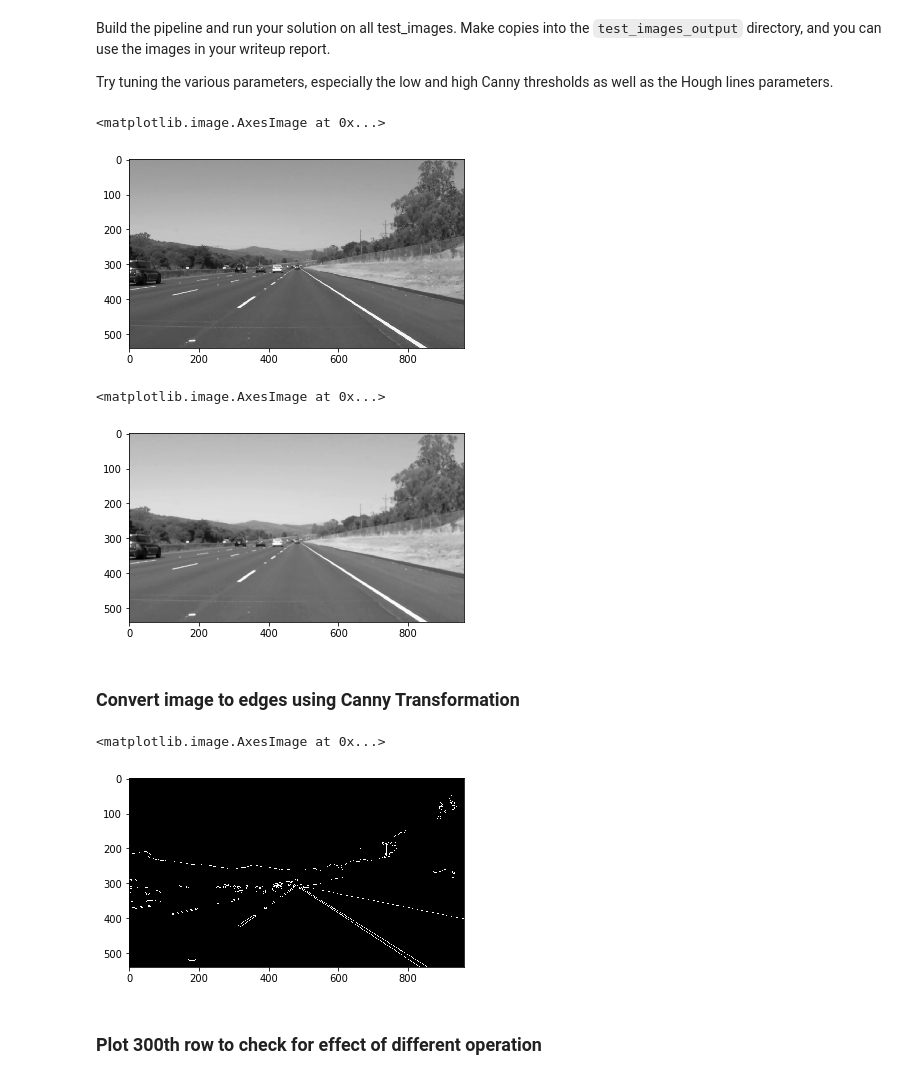
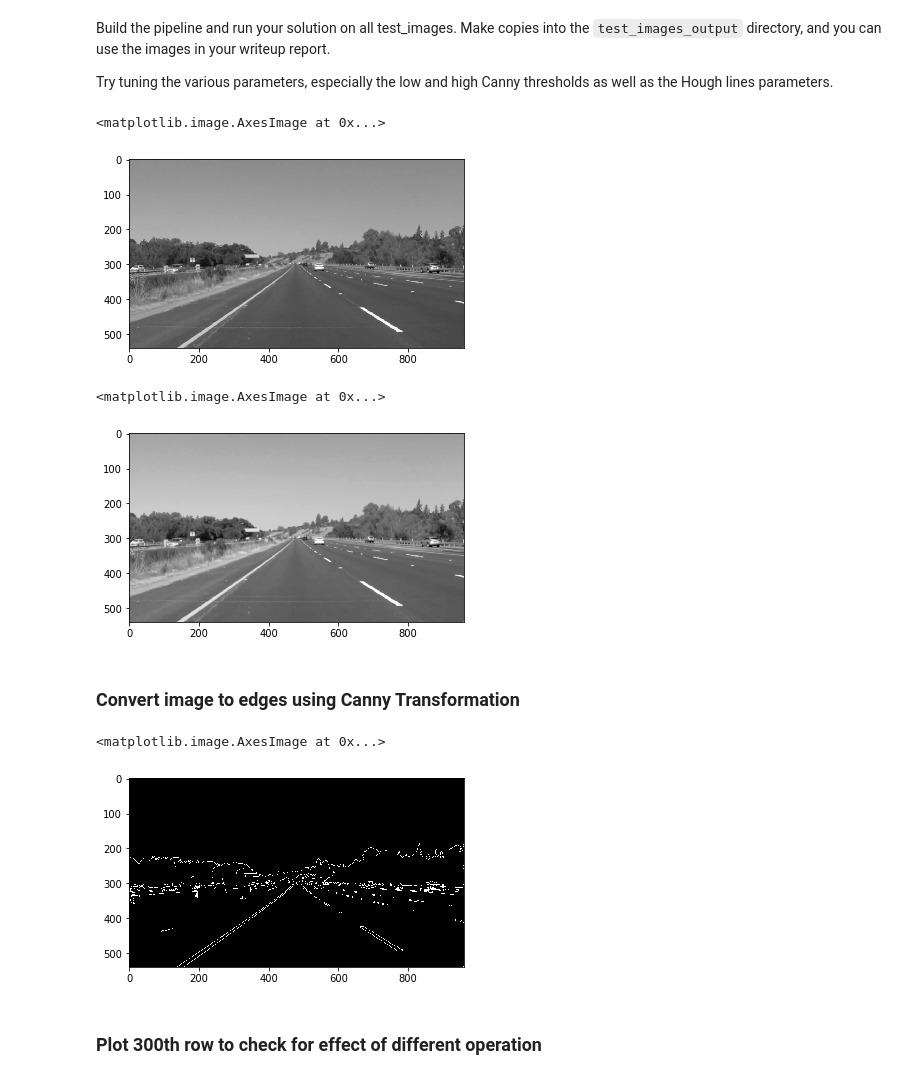
Before and after one commit to pankaj02/CarND-LaneLines-P1, a Jupyter notebook: P1.ipynb, the cells around one changed output. Drawn from its saved outputs; the diff is of its cells as text; code cells hidden in the pictures.

```diff
--- a/P1.ipynb
+++ b/P1.ipynb
@@ -51,7 +51,7 @@ import cv2
 ## Read in an Image
 # %%
 #reading in an image
-image = mpimg.imread('test_images/solidWhiteRight.jpg')
+image = mpimg.imread('test_images/solidYellowLeft.jpg')
 
 #printing out some stats and plotting
 print('This image is:', type(image), 'with dimensions:', image.shape)
@@ -196,17 +243,18 @@ Try tuning the various parameters, especially the low and high Canny thresholds
 # TODO: Build your pipeline that will draw lane lines on the test_images
 # then save them to the test_images_output directory.
 # convert image to grey
-gray = grayscale(image)
+image_copy = np.copy(image)
+gray = grayscale(image_copy)
 plt.imshow(gray, cmap='gray')
 # %% [output]
 <matplotlib.image.AxesImage at 0x...>
-[figure, old version]
+[figure, new version]
 # %%
-blur_gray  = gaussian_blur(gray,5)
+blur_gray  = gaussian_blur(gray,3)
 plt.imshow(blur_gray ,cmap='Greys_r')
 # %% [output]
 <matplotlib.image.AxesImage at 0x...>
-[figure, old version]
+[figure, new version]
 # %% [markdown]
 ### Convert image to edges using Canny Transformation
 # %%
@@ -214,7 +262,7 @@ edges = canny(blur_gray,50, 200)
 plt.imshow(edges,cmap='gray')
 # %% [output]
 <matplotlib.image.AxesImage at 0x...>
-[figure, old version]
+[figure, new version]
 # %% [markdown]
 ### Plot 300th row to check for effect of different operation
 # %%
```
Also changed, not shown: parts of 8 cells of this notebook.
